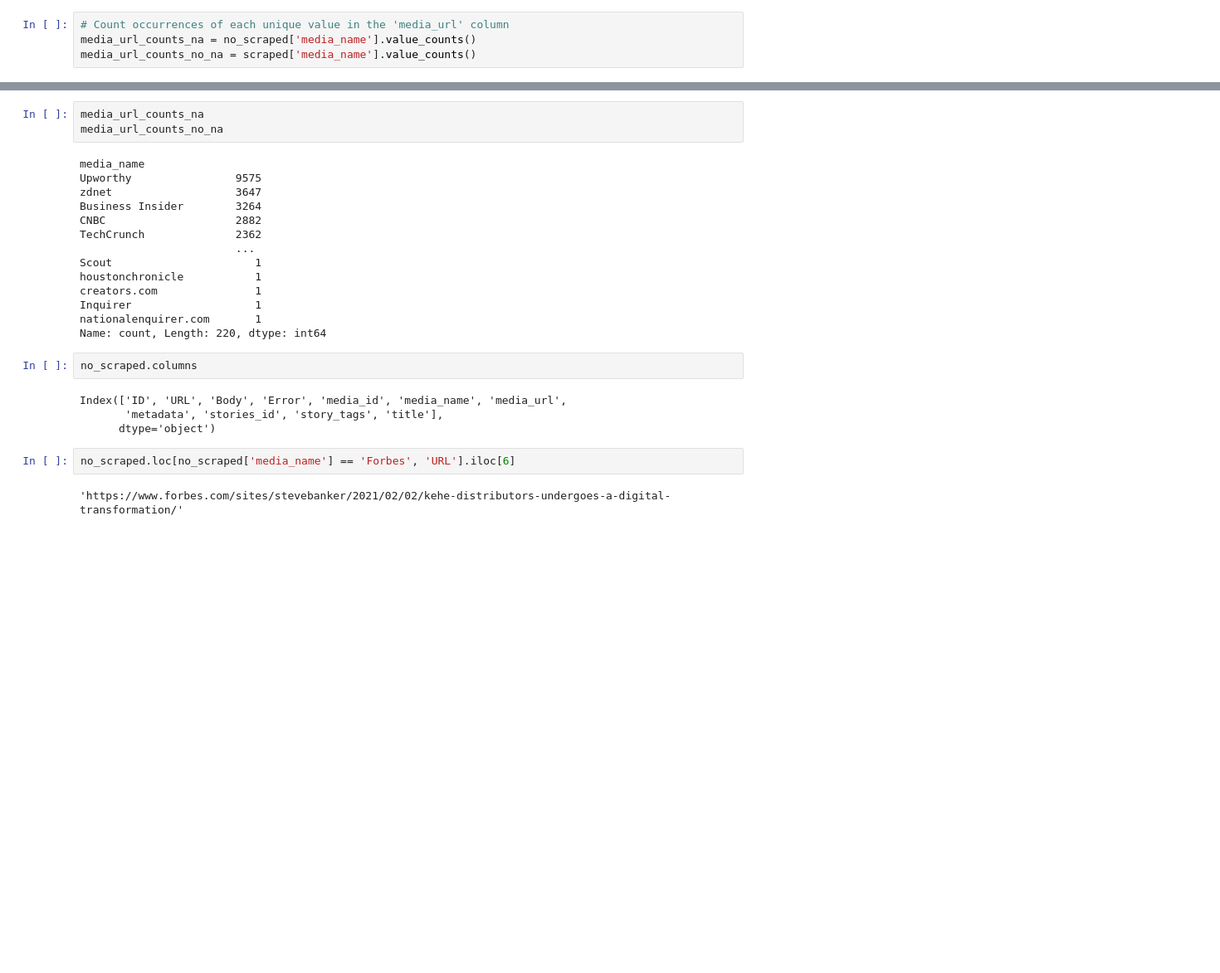
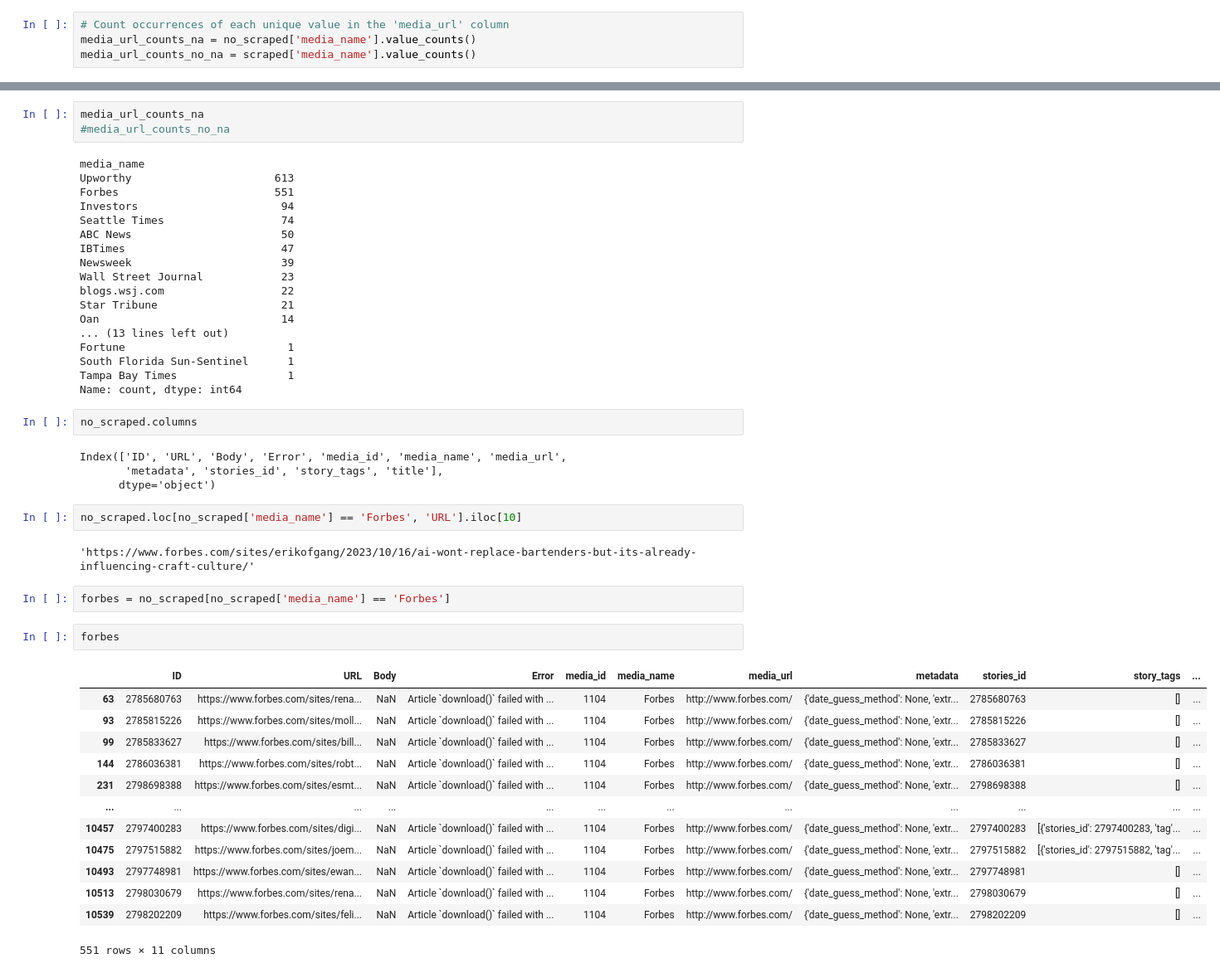
Before and after one commit to boschtrini/MA-Thesis, a Jupyter notebook: Media Cloud/scripts/media-cloud-work.ipynb, the cells around one changed output, grey strips where cells are left out. Shown at 83% size. Cells and saved outputs as stored; diff of their text form; blank space fills up the shorter version.

```diff
--- a/Media Cloud/scripts/media-cloud-work.ipynb
+++ b/Media Cloud/scripts/media-cloud-work.ipynb
@@ -145,20 +192,24 @@ Count for CNN: 458
 # %%
 media_url_counts_na
-media_url_counts_no_na
+#media_url_counts_no_na
 # %% [output]
 media_name
-Upworthy                9575
-zdnet                   3647
-Business Insider        3264
-CNBC                    2882
-TechCrunch              2362
-                        ...
-Scout                      1
-houstonchronicle           1
-creators.com               1
-Inquirer                   1
-nationalenquirer.com       1
-Name: count, Length: 220, dtype: int64
+Upworthy                      613
+Forbes                        551
+Investors                      94
+Seattle Times                  74
+ABC News                       50
+IBTimes                        47
+Newsweek                       39
+Wall Street Journal            23
+blogs.wsj.com                  22
+Star Tribune                   21
+Oan                            14
+... (13 lines left out)
+Fortune                         1
+South Florida Sun-Sentinel      1
+Tampa Bay Times                 1
+Name: count, dtype: int64
 # %%
 no_scraped.columns
 # %% [output]
@@ -166,6 +217,24 @@ Index(['ID', 'URL', 'Body', 'Error', 'media_id', 'media_name', 'media_url',
        'metadata', 'stories_id', 'story_tags', 'title'],
       dtype='object')
 # %%
-no_scraped.loc[no_scraped['media_name'] == 'Forbes', 'URL'].iloc[6]
+no_scraped.loc[no_scraped['media_name'] == 'Forbes', 'URL'].iloc[10]
 # %% [output]
-'https://www.forbes.com/sites/stevebanker/2021/02/02/kehe-distributors-undergoes-a-digital-transformation/'
+'https://www.forbes.com/sites/erikofgang/2023/10/16/ai-wont-replace-bartenders-but-its-already-influencing-craft-culture/'
+# %%
+forbes = no_scraped[no_scraped['media_name'] == 'Forbes']
+# %%
+forbes
+# %% [output]
+|  | ID | URL | Body | Error | media_id | media_name | media_url | metadata | stories_id | story_tags | ... |
+| 63 | 2785680763 | https://www.forbes.com/sites/rena... | NaN | Article `download()` failed with ... | 1104 | Forbes | http://www.forbes.com/ | {'date_guess_method': None, 'extr... | 2785680763 | [] | ... |
+| 93 | 2785815226 | https://www.forbes.com/sites/moll... | NaN | Article `download()` failed with ... | 1104 | Forbes | http://www.forbes.com/ | {'date_guess_method': None, 'extr... | 2785815226 | [] | ... |
+| 99 | 2785833627 | https://www.forbes.com/sites/bill... | NaN | Article `download()` failed with ... | 1104 | Forbes | http://www.forbes.com/ | {'date_guess_method': None, 'extr... | 2785833627 | [] | ... |
+| 144 | 2786036381 | https://www.forbes.com/sites/robt... | NaN | Article `download()` failed with ... | 1104 | Forbes | http://www.forbes.com/ | {'date_guess_method': None, 'extr... | 2786036381 | [] | ... |
+| 231 | 2798698388 | https://www.forbes.com/sites/esmt... | NaN | Article `download()` failed with ... | 1104 | Forbes | http://www.forbes.com/ | {'date_guess_method': None, 'extr... | 2798698388 | [] | ... |
+| ... | ... | ... | ... | ... | ... | ... | ... | ... | ... | ... | ... |
+| 10457 | 2797400283 | https://www.forbes.com/sites/digi... | NaN | Article `download()` failed with ... | 1104 | Forbes | http://www.forbes.com/ | {'date_guess_method': None, 'extr... | 2797400283 | [{'stories_id': 2797400283, 'tag'... | ... |
+| 10475 | 2797515882 | https://www.forbes.com/sites/joem... | NaN | Article `download()` failed with ... | 1104 | Forbes | http://www.forbes.com/ | {'date_guess_method': None, 'extr... | 2797515882 | [{'stories_id': 2797515882, 'tag'... | ... |
+| 10493 | 2797748981 | https://www.forbes.com/sites/ewan... | NaN | Article `download()` failed with ... | 1104 | Forbes | http://www.forbes.com/ | {'date_guess_method': None, 'extr... | 2797748981 | [] | ... |
+| 10513 | 2798030679 | https://www.forbes.com/sites/rena... | NaN | Article `download()` failed with ... | 1104 | Forbes | http://www.forbes.com/ | {'date_guess_method': None, 'extr... | 2798030679 | [] | ... |
+| 10539 | 2798202209 | https://www.forbes.com/sites/feli... | NaN | Article `download()` failed with ... | 1104 | Forbes | http://www.forbes.com/ | {'date_guess_method': None, 'extr... | 2798202209 | [] | ... |
+551 rows × 11 columns
```
Also changed, not shown: parts of 18 cells of this notebook, 6 other files.
